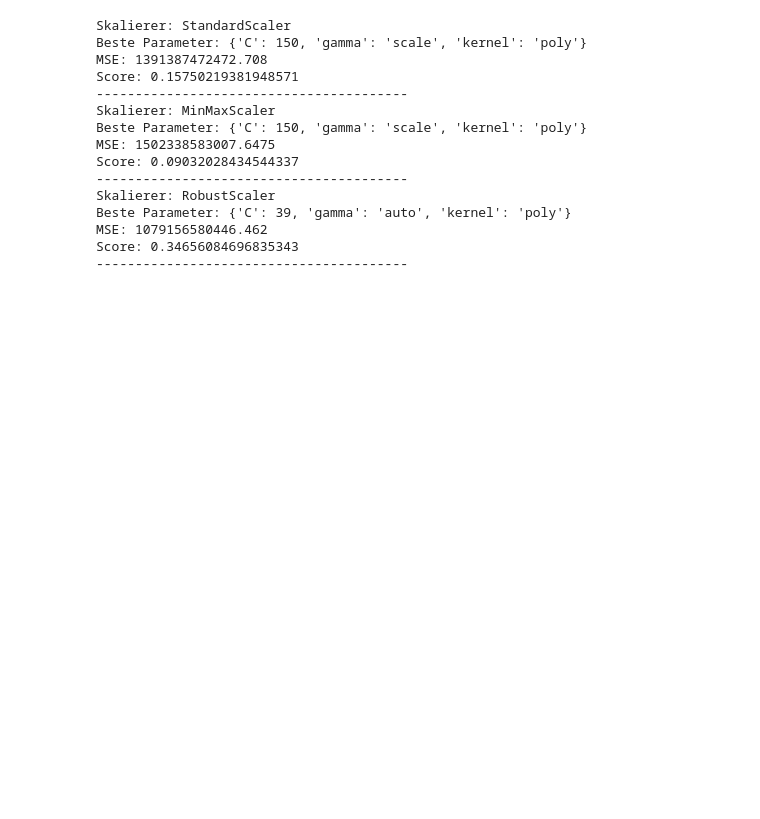
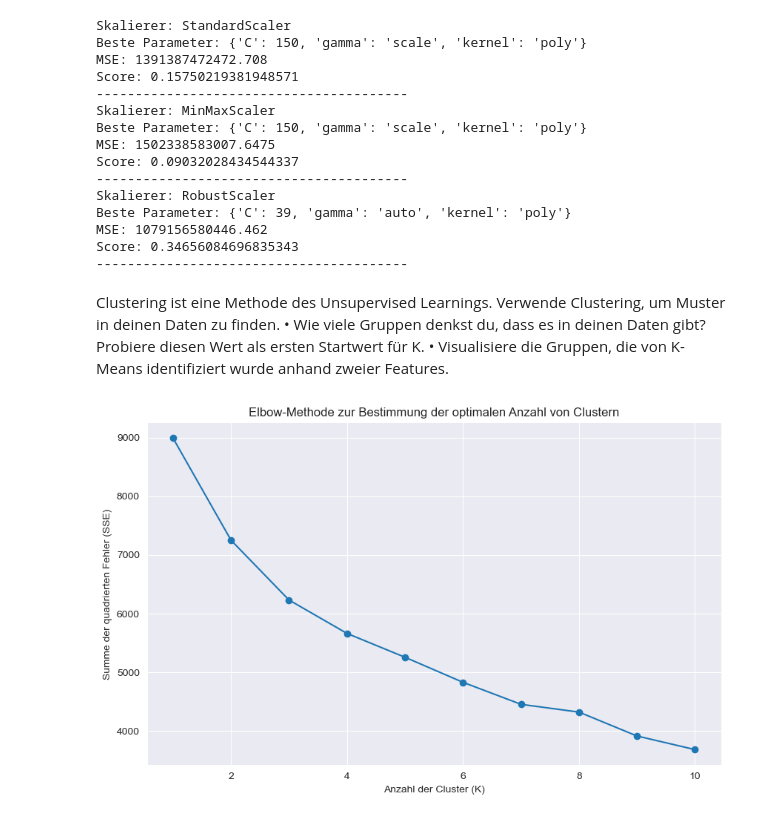
Before and after one commit to Simsi1837/ml-twitch, a Jupyter notebook: 001-twitchStreamers.ipynb, the cells around one changed output. Saved outputs shown, nothing was run; the diff lists cells and outputs as text; code cells hidden in the pictures; blank space fills up the shorter version.

Commit message:
Added Cluster

```diff
--- a/001-twitchStreamers.ipynb
+++ b/001-twitchStreamers.ipynb
@@ -455,3 +455,42 @@ Beste Parameter: {'C': 39, 'gamma': 'auto', 'kernel': 'poly'}
 MSE: 1079156580446.462
 Score: 0.34656084696835343
 ----------------------------------------
+# %% [markdown]
+Clustering ist eine Methode des Unsupervised Learnings. Verwende Clustering, um
+Muster in deinen Daten zu finden.
+• Wie viele Gruppen denkst du, dass es in deinen Daten gibt? Probiere diesen Wert
+als ersten Startwert für K.
+• Visualisiere die Gruppen, die von K-Means identifiziert wurde anhand zweier
+Features.
+# %%
+from sklearn.preprocessing import StandardScaler
+
+# Auswahl der numerischen Features
+numeric_features = ['AVERAGE_STREAM_DURATION', 'FOLLOWERS_GAINED_PER_STREAM', 'AVG_VIEWERS_PER_STREAM',
+                    'AVG_GAMES_PER_STREAM', 'TOTAL_TIME_STREAMED', 'TOTAL_FOLLOWERS',
+                    'TOTAL_VIEWS', 'TOTAL_GAMES_STREAMED', 'ACTIVE_DAYS_PER_WEEK']
+
+# Standardisierung der Daten
+scaler = StandardScaler()
+df_scaled = scaler.fit_transform(df[numeric_features])
+# %%
+from sklearn.cluster import KMeans
+import matplotlib.pyplot as plt
+
+# Elbow-Methode zur Bestimmung der optimalen Anzahl von Clustern
+sse = []
+k_range = range(1, 11)
+for k in k_range:
+    kmeans = KMeans(n_clusters=k, random_state=42)
+    kmeans.fit(df_scaled)
+    sse.append(kmeans.inertia_)
+
+# Visualisierung der Elbow-Methode
+plt.figure(figsize=(10, 6))
+plt.plot(k_range, sse, marker='o')
+plt.xlabel('Anzahl der Cluster (K)')
+plt.ylabel('Summe der quadrierten Fehler (SSE)')
+plt.title('Elbow-Methode zur Bestimmung der optimalen Anzahl von Clustern')
+plt.show()
+# %% [output]
+[figure, added]
```
Also changed, not shown: parts of 2 cells of this notebook.
